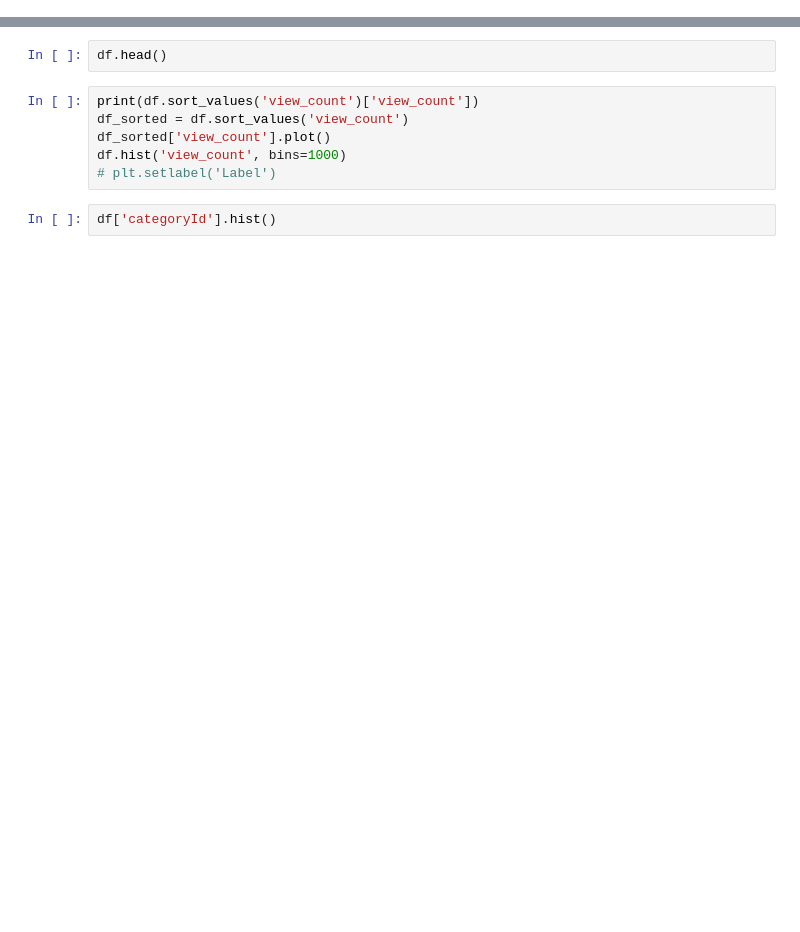
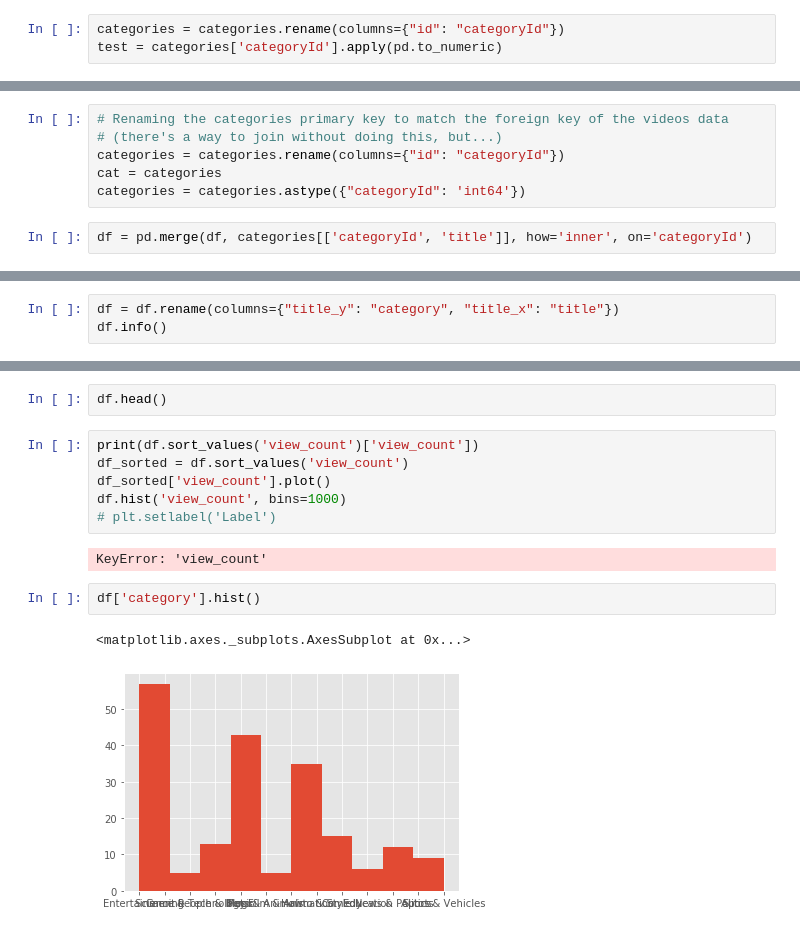
Before and after one commit to homestylegravy/capstone1-youtube-api, a Jupyter notebook: tyler.ipynb, the cells around one changed output, grey strips where cells are left out. Saved outputs shown, nothing was run; the diff lists cells and outputs as text; blank space fills up the shorter version.

Commit message:
fixed some merge issues

```diff
--- a/tyler.ipynb
+++ b/tyler.ipynb
@@ -749,0 +800,3 @@ df = pd.read_csv('data/20.08.04.10.42_US_videos.csv')
+# %%
+categories = categories.rename(columns={"id": "categoryId"})
+test = categories['categoryId'].apply(pd.to_numeric)
@@ -753,0 +846,8 @@ category
+# %%
+# Renaming the categories primary key to match the foreign key of the videos data
+# (there's a way to join without doing this, but...)
+categories = categories.rename(columns={"id": "categoryId"})
+cat = categories
+categories = categories.astype({"categoryId": 'int64'})
+# %%
+df = pd.merge(df, categories[['categoryId', 'title']], how='inner', on='categoryId')
@@ -753,0 +872,3 @@ category
+# %%
+df = df.rename(columns={"title_y": "category", "title_x": "title"})
+df.info()
@@ -759,5 +898,10 @@ df_sorted = df.sort_values('view_count')
 df_sorted['view_count'].plot()
 df.hist('view_count', bins=1000)
 # plt.setlabel('Label')
+# %% [output]
+KeyError: 'view_count'
 # %%
-df['categoryId'].hist()
+df['category'].hist()
+# %% [output]
+<matplotlib.axes._subplots.AxesSubplot at 0x...>
+[figure, added]
```
Also changed, not shown: parts of 28 cells of this notebook.
